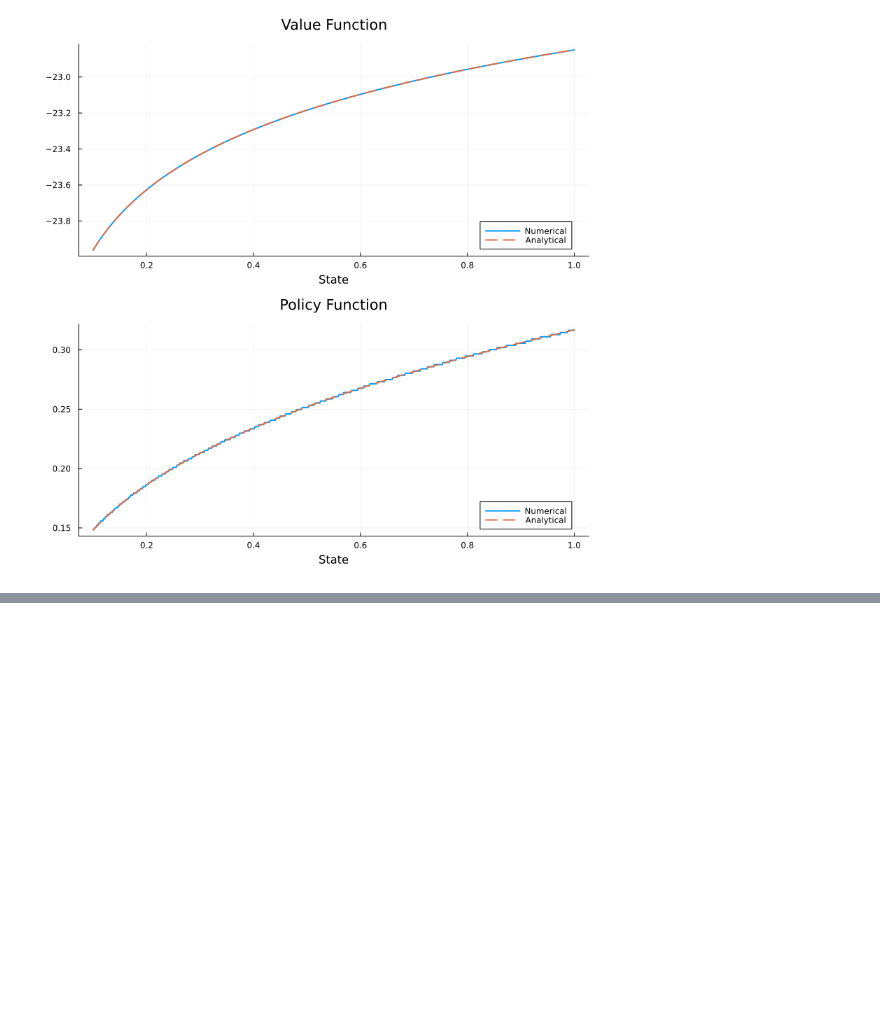
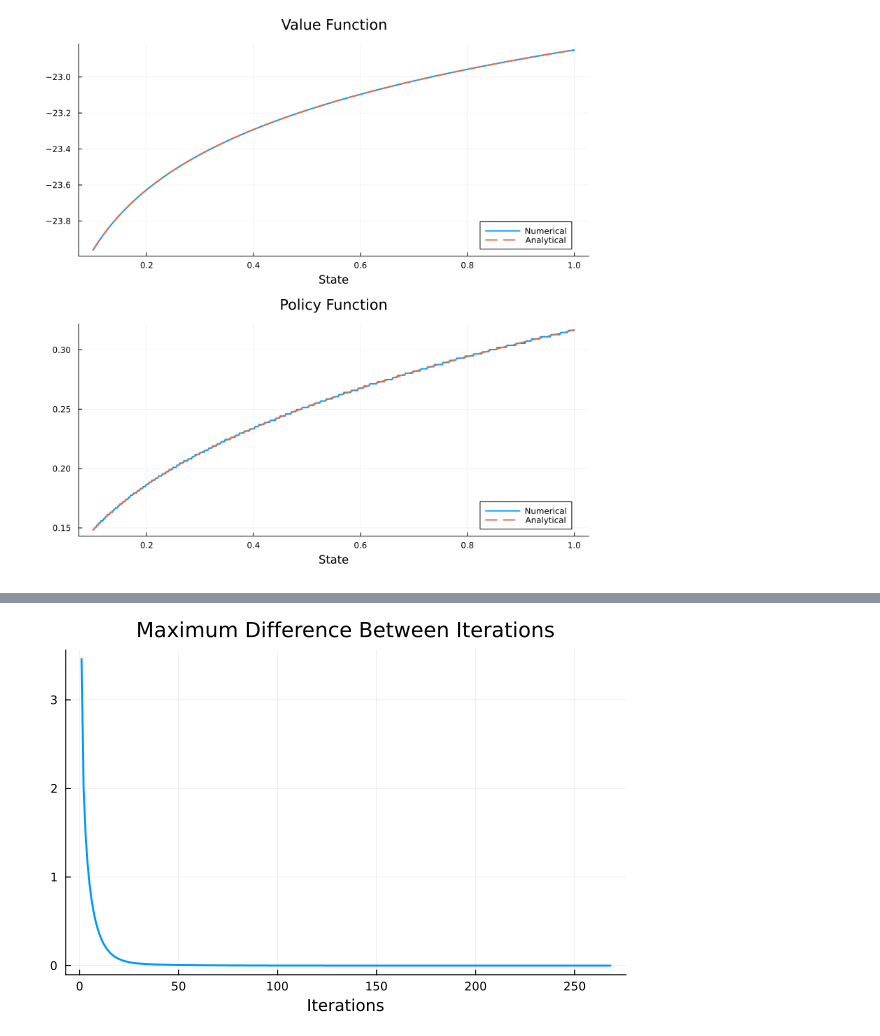
Before and after one commit to intheaggregate/macro_core, a Jupyter notebook: uchicago_macro_core/comp_pset.ipynb, the cells around one changed output, grey strips where cells are left out. Cells and saved outputs as stored; diff of their text form; code cells hidden in the pictures; blank space fills up the shorter version.

```diff
--- a/uchicago_macro_core/comp_pset.ipynb
+++ b/uchicago_macro_core/comp_pset.ipynb
@@ -256,0 +263,5 @@ p = plot_solution(
+# %%
+p3 = plot(xlabel="Iterations", title="Maximum Difference Between Iterations")
+plot(p3, 1:length(diffs_2), diffs_2, linewidth=2, legend = false)
+# %% [output]
+[figure, added]
```
Also changed, not shown: parts of 4 cells of this notebook.
